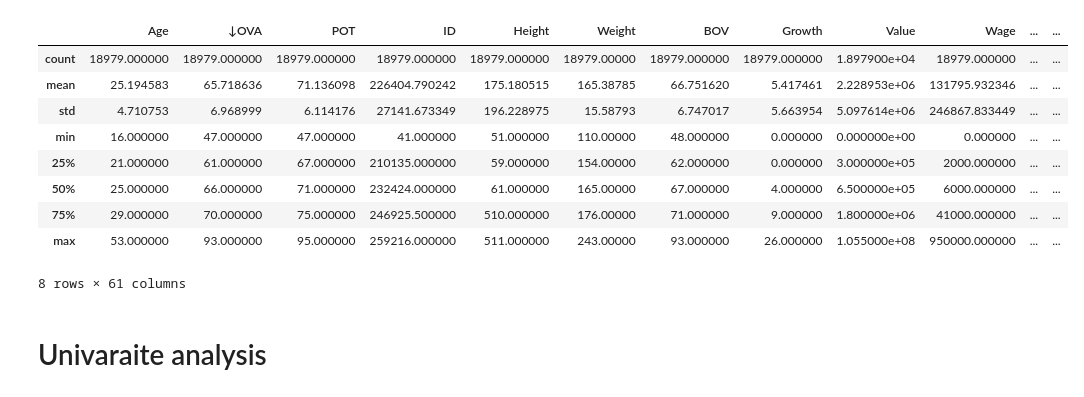
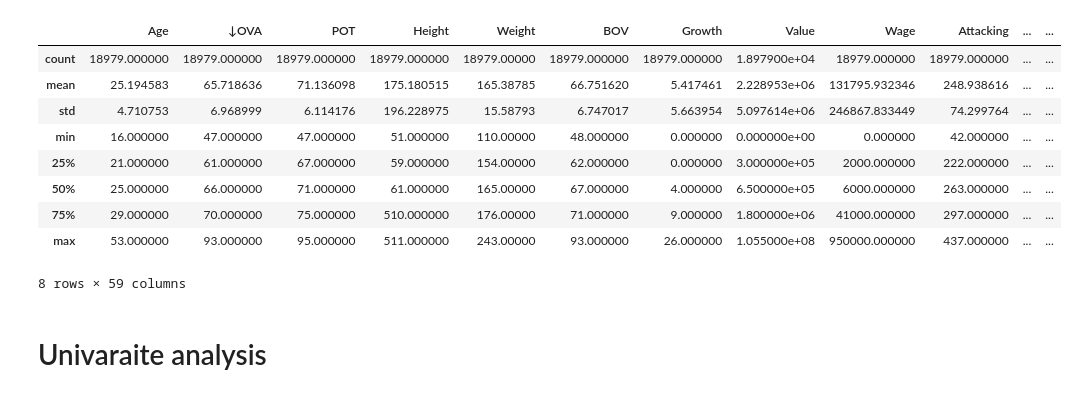
Before and after one commit to ayoub22222222/Data_Cleaning_project, a Jupyter notebook: notebook/fifa21_EDA.ipynb, the cells around one changed output. Cells and saved outputs as stored; diff of their text form; code cells hidden in the pictures.

```diff
--- a/notebook/fifa21_EDA.ipynb
+++ b/notebook/fifa21_EDA.ipynb
@@ -26,30 +26,30 @@ Index(['photoUrl', 'LongName', 'playerUrl', 'Nationality', 'Positions', 'Name',
 # %%
 relevant_columns = ['Age', '↓OVA', 'POT', 'Height', 'Weight', 'BOV', 'Growth',
                     'Value', 'Wage', 'Attacking', 'Crossing', 'Finishing',
                     'Heading Accuracy', 'Short Passing', 'Volleys', 'Skill',
                     'Dribbling', 'Curve', 'FK Accuracy', 'Long Passing', 'Ball Control',
                     'Movement', 'Acceleration', 'Sprint Speed', 'Agility', 'Reactions',
                     'Balance', 'Power', 'Shot Power', 'Jumping', 'Stamina', 'Strength',
                     'Long Shots', 'Mentality', 'Aggression', 'Interceptions', 'Positioning',
                     'Vision', 'Penalties', 'Composure', 'Defending', 'Marking', 'Standing Tackle',
                     'Sliding Tackle', 'Goalkeeping', 'GK Diving', 'GK Handling', 'GK Kicking', 'GK Positioning',
                     'GK Reflexes', 'Total Stats', 'Base Stats', 'PAC', 'SHO', 'PAS', 'DRI', 'DEF', 'PHY', 'Hits'
                    ]
 
 # df.describe()
 # len(relevant_rycolumns)
-df.describe()
+df[relevant_columns].describe()
 # %% [output]
-|  | Age | ↓OVA | POT | ID | Height | Weight | BOV | Growth | Value | Wage | ... | ... |
-| count | 18979.000000 | 18979.000000 | 18979.000000 | 18979.000000 | 18979.000000 | 18979.00000 | 18979.000000 | 18979.000000 | 1.897900e+04 | 18979.000000 | ... | ... |
-| mean | 25.194583 | 65.718636 | 71.136098 | 226404.790242 | 175.180515 | 165.38785 | 66.751620 | 5.417461 | 2.228953e+06 | 131795.932346 | ... | ... |
-| std | 4.710753 | 6.968999 | 6.114176 | 27141.673349 | 196.228975 | 15.58793 | 6.747017 | 5.663954 | 5.097614e+06 | 246867.833449 | ... | ... |
-| min | 16.000000 | 47.000000 | 47.000000 | 41.000000 | 51.000000 | 110.00000 | 48.000000 | 0.000000 | 0.000000e+00 | 0.000000 | ... | ... |
-| 25% | 21.000000 | 61.000000 | 67.000000 | 210135.000000 | 59.000000 | 154.00000 | 62.000000 | 0.000000 | 3.000000e+05 | 2000.000000 | ... | ... |
-| 50% | 25.000000 | 66.000000 | 71.000000 | 232424.000000 | 61.000000 | 165.00000 | 67.000000 | 4.000000 | 6.500000e+05 | 6000.000000 | ... | ... |
-| 75% | 29.000000 | 70.000000 | 75.000000 | 246925.500000 | 510.000000 | 176.00000 | 71.000000 | 9.000000 | 1.800000e+06 | 41000.000000 | ... | ... |
-| max | 53.000000 | 93.000000 | 95.000000 | 259216.000000 | 511.000000 | 243.00000 | 93.000000 | 26.000000 | 1.055000e+08 | 950000.000000 | ... | ... |
+|  | Age | ↓OVA | POT | Height | Weight | BOV | Growth | Value | Wage | Attacking | ... | ... |
+| count | 18979.000000 | 18979.000000 | 18979.000000 | 18979.000000 | 18979.00000 | 18979.000000 | 18979.000000 | 1.897900e+04 | 18979.000000 | 18979.000000 | ... | ... |
+| mean | 25.194583 | 65.718636 | 71.136098 | 175.180515 | 165.38785 | 66.751620 | 5.417461 | 2.228953e+06 | 131795.932346 | 248.938616 | ... | ... |
+| std | 4.710753 | 6.968999 | 6.114176 | 196.228975 | 15.58793 | 6.747017 | 5.663954 | 5.097614e+06 | 246867.833449 | 74.299764 | ... | ... |
+| min | 16.000000 | 47.000000 | 47.000000 | 51.000000 | 110.00000 | 48.000000 | 0.000000 | 0.000000e+00 | 0.000000 | 42.000000 | ... | ... |
+| 25% | 21.000000 | 61.000000 | 67.000000 | 59.000000 | 154.00000 | 62.000000 | 0.000000 | 3.000000e+05 | 2000.000000 | 222.000000 | ... | ... |
+| 50% | 25.000000 | 66.000000 | 71.000000 | 61.000000 | 165.00000 | 67.000000 | 4.000000 | 6.500000e+05 | 6000.000000 | 263.000000 | ... | ... |
+| 75% | 29.000000 | 70.000000 | 75.000000 | 510.000000 | 176.00000 | 71.000000 | 9.000000 | 1.800000e+06 | 41000.000000 | 297.000000 | ... | ... |
+| max | 53.000000 | 93.000000 | 95.000000 | 511.000000 | 243.00000 | 93.000000 | 26.000000 | 1.055000e+08 | 950000.000000 | 437.000000 | ... | ... |
-8 rows × 61 columns
+8 rows × 59 columns
 # %% [markdown]
 # Univaraite analysis
 # %% [markdown]
```
Also changed, not shown: 3 other files.
